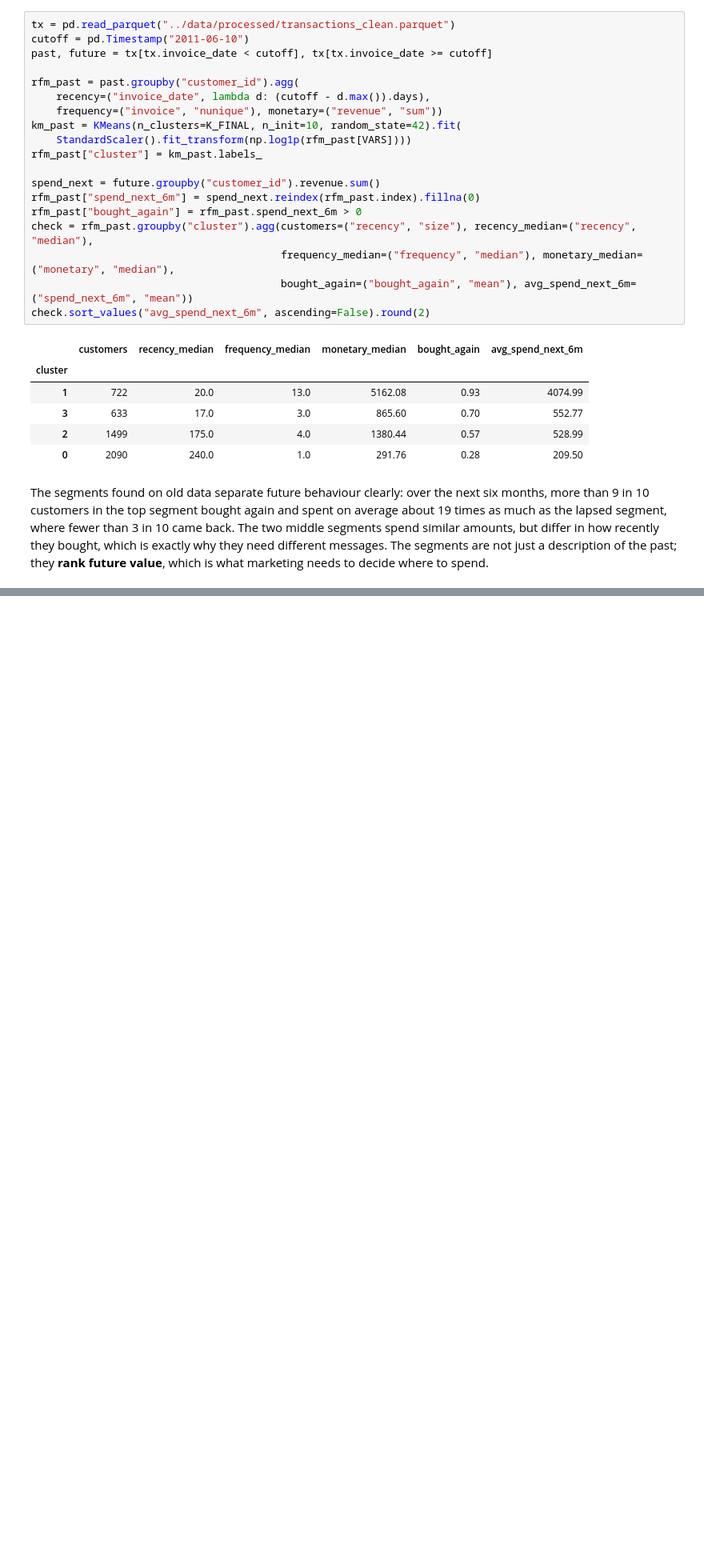
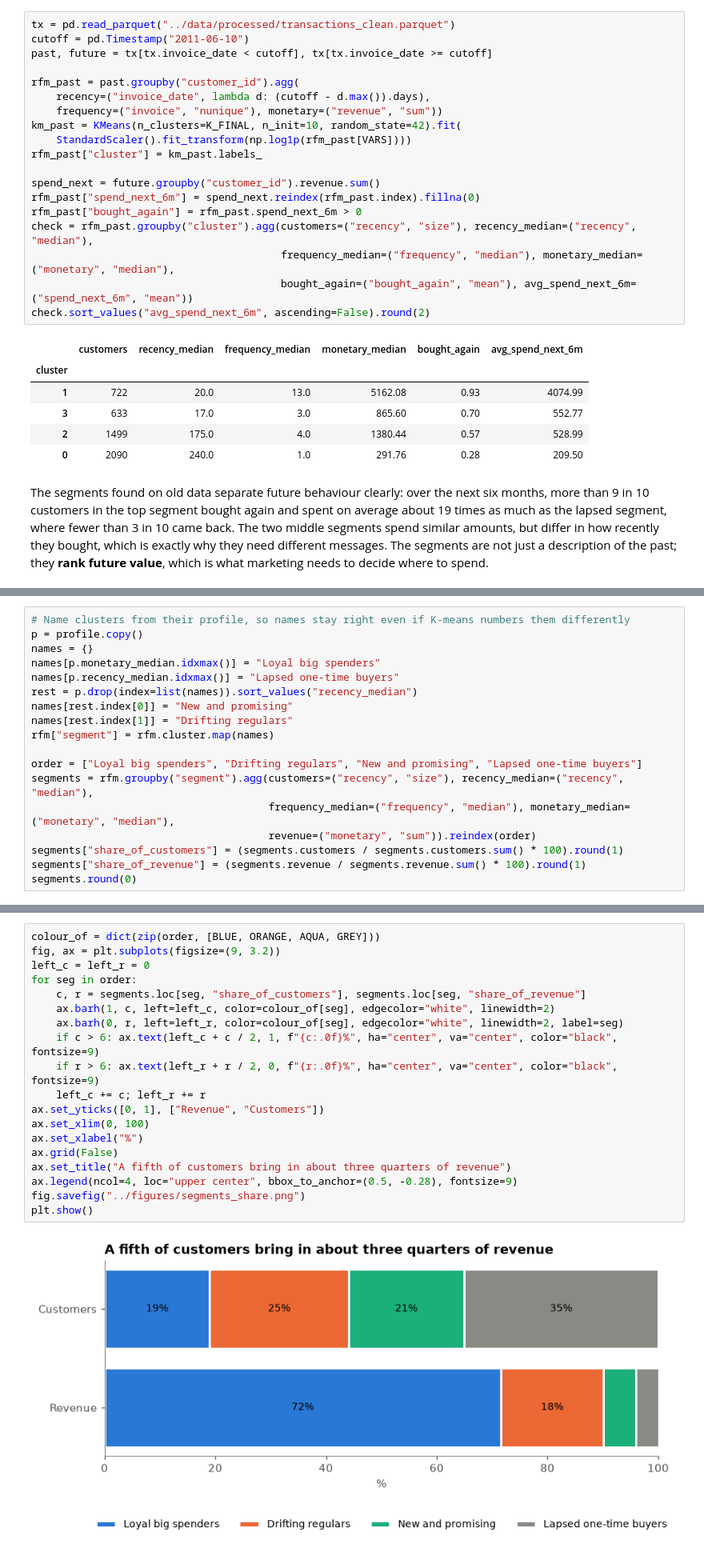
Before and after one commit to vusumuzinkosi/customer-segmentation-rfm, a Jupyter notebook: notebooks/03_kmeans.ipynb, the cells around one changed output, grey strips where cells are left out. Shown at 80% size. Drawn from its saved outputs; the diff is of its cells as text; blank space fills up the shorter version.

Commit message:
Name segments and propose campaigns

```diff
--- a/notebooks/03_kmeans.ipynb
+++ b/notebooks/03_kmeans.ipynb
@@ -196,0 +200,18 @@ The segments found on old data separate future behaviour clearly: over the next
+# %%
+# Name clusters from their profile, so names stay right even if K-means numbers them differently
+p = profile.copy()
+names = {}
+names[p.monetary_median.idxmax()] = "Loyal big spenders"
+names[p.recency_median.idxmax()] = "Lapsed one-time buyers"
+rest = p.drop(index=list(names)).sort_values("recency_median")
+names[rest.index[0]] = "New and promising"
+names[rest.index[1]] = "Drifting regulars"
+rfm["segment"] = rfm.cluster.map(names)
+
+order = ["Loyal big spenders", "Drifting regulars", "New and promising", "Lapsed one-time buyers"]
+segments = rfm.groupby("segment").agg(customers=("recency", "size"), recency_median=("recency", "median"),
+                                      frequency_median=("frequency", "median"), monetary_median=("monetary", "median"),
+                                      revenue=("monetary", "sum")).reindex(order)
+segments["share_of_customers"] = (segments.customers / segments.customers.sum() * 100).round(1)
+segments["share_of_revenue"] = (segments.revenue / segments.revenue.sum() * 100).round(1)
+segments.round(0)
@@ -196,0 +225,21 @@ The segments found on old data separate future behaviour clearly: over the next
+# %%
+colour_of = dict(zip(order, [BLUE, ORANGE, AQUA, GREY]))
+fig, ax = plt.subplots(figsize=(9, 3.2))
+left_c = left_r = 0
+for seg in order:
+    c, r = segments.loc[seg, "share_of_customers"], segments.loc[seg, "share_of_revenue"]
+    ax.barh(1, c, left=left_c, color=colour_of[seg], edgecolor="white", linewidth=2)
+    ax.barh(0, r, left=left_r, color=colour_of[seg], edgecolor="white", linewidth=2, label=seg)
+    if c > 6: ax.text(left_c + c / 2, 1, f"{c:.0f}%", ha="center", va="center", color="black", fontsize=9)
+    if r > 6: ax.text(left_r + r / 2, 0, f"{r:.0f}%", ha="center", va="center", color="black", fontsize=9)
+    left_c += c; left_r += r
+ax.set_yticks([0, 1], ["Revenue", "Customers"])
+ax.set_xlim(0, 100)
+ax.set_xlabel("%")
+ax.grid(False)
+ax.set_title("A fifth of customers bring in about three quarters of revenue")
+ax.legend(ncol=4, loc="upper center", bbox_to_anchor=(0.5, -0.28), fontsize=9)
+fig.savefig("../figures/segments_share.png")
+plt.show()
+# %% [output]
+[figure, added]
```
Also changed, not shown: parts of 4 cells of this notebook, 4 other files.
